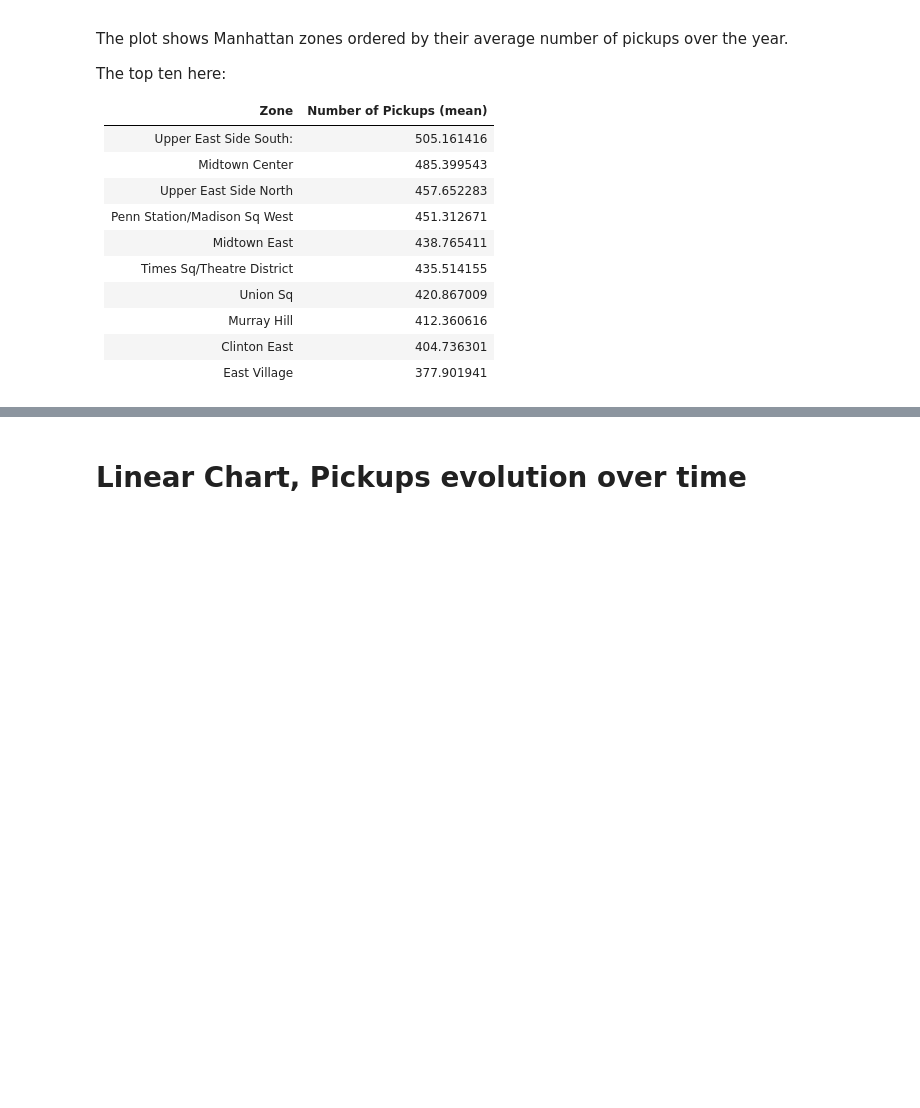
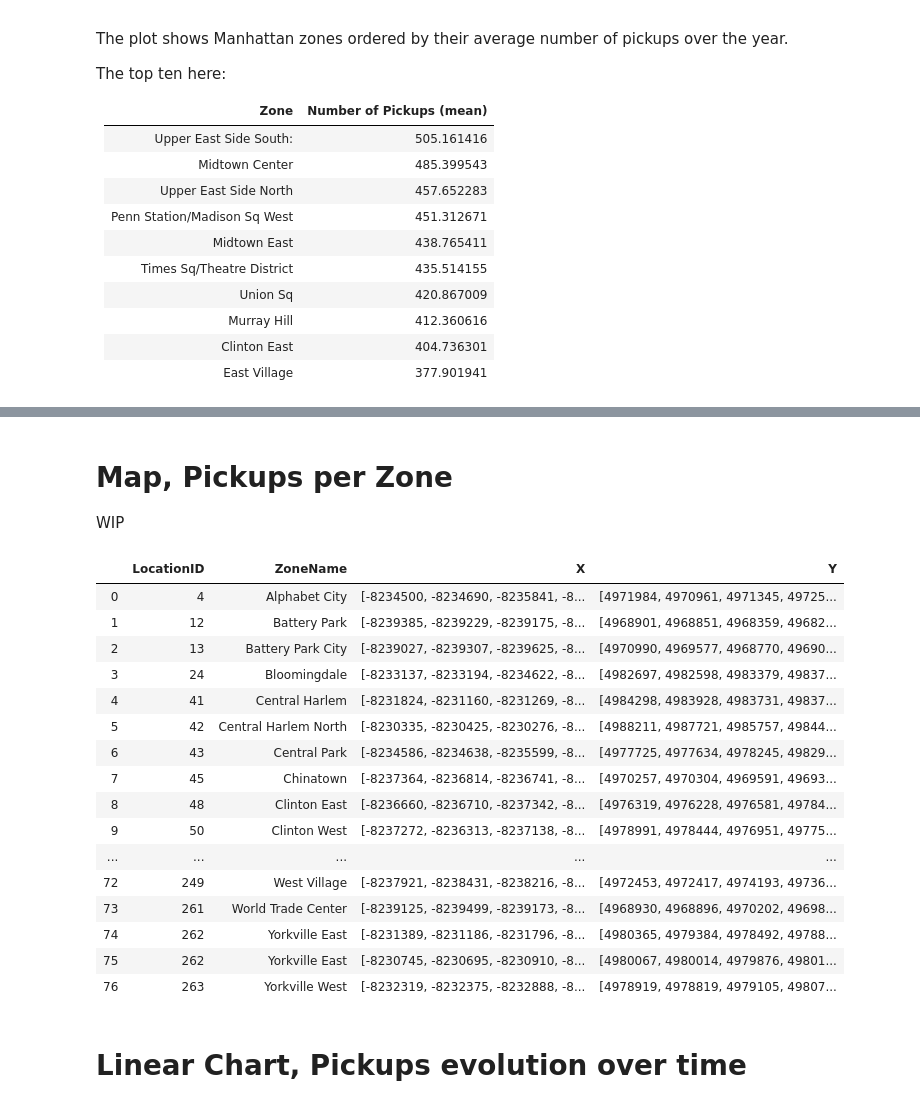
Before and after one commit to angelrps/MasterDataScience_FinalProject, a Jupyter notebook: notebooks/Data_Analysis_01.ipynb, the cells around one changed output, grey strips where cells are left out. Saved outputs shown, nothing was run; the diff lists cells and outputs as text; code cells hidden in the pictures; blank space fills up the shorter version.

```diff
--- a/notebooks/Data_Analysis_01.ipynb
+++ b/notebooks/Data_Analysis_01.ipynb
@@ -101,3 +105,74 @@ pickups_by_zone = alt.Chart(df_grouped).mark_bar().encode(
 pickups_by_zone
 # %% [output]
 [interactive output not drawn]
+# %% [markdown]
+# Map, Pickups per Zone
+WIP
+# %%
+import geopandas as gpd
+import altair as alt
+from shapely.geometry import Polygon, MultiPolygon
+
+
+shape_data = gpd.read_file('../data/taxi_zones/taxi_zones.shp')
+
+    # filter Manhattan zones
+shape_data = shape_data[shape_data['borough'] == 'Manhattan'].reset_index(drop=True)
+
+shape_data = shape_data.drop(['borough'], axis=1)
+
+#EPSG-Code of Web Mercador
+shape_data.to_crs(epsg=3785, inplace=True)
+
+# Simplify Shape of Zones (otherwise slow peformance of plot)
+shape_data["geometry"] = shape_data["geometry"].simplify(100)
+
+data = []
+for zonename, LocationID, shape in shape_data[["zone", "LocationID", "geometry"]].values:
+        #If shape is polygon, extract X and Y coordinates of boundary line:
+    if isinstance(shape, Polygon):
+        X, Y = shape.boundary.xy
+        X = [int(x) for x in X]
+        Y = [int(y) for y in Y]
+        data.append([LocationID, zonename, X, Y])
+
+        #If shape is Multipolygon, extract X and Y coordinates of each sub-Polygon:
+    if isinstance(shape, MultiPolygon):
+        for poly in shape:
+            X, Y = poly.boundary.xy
+            X = [int(x) for x in X]
+            Y = [int(y) for y in Y]
+            data.append([LocationID, zonename, X, Y])
+
+    #Create new DataFrame with X an Y coordinates separated:
+shape_data = pd.DataFrame(data, columns=["LocationID", "ZoneName", "X", "Y"])
+
+shape_data.drop_duplicates(subset=['LocationID'])
+
+
+# GET LOCATIONIDs WITH PICKUPS
+
+df2 = df[['LocationID', 'pickups']]
+df2 = df2.groupby('LocationID').mean().reset_index()
+
+# JOIN SHAPE DATA WITH PICKUPS
+#shape_data.join(df2, how='left')
+shape_data
+# %% [output]
+|  | LocationID | ZoneName | X | Y |
+| 0 | 4 | Alphabet City | [-8234500, -8234690, -8235841, -8... | [4971984, 4970961, 4971345, 49725... |
+| 1 | 12 | Battery Park | [-8239385, -8239229, -8239175, -8... | [4968901, 4968851, 4968359, 49682... |
+| 2 | 13 | Battery Park City | [-8239027, -8239307, -8239625, -8... | [4970990, 4969577, 4968770, 49690... |
+| 3 | 24 | Bloomingdale | [-8233137, -8233194, -8234622, -8... | [4982697, 4982598, 4983379, 49837... |
+| 4 | 41 | Central Harlem | [-8231824, -8231160, -8231269, -8... | [4984298, 4983928, 4983731, 49837... |
+| 5 | 42 | Central Harlem North | [-8230335, -8230425, -8230276, -8... | [4988211, 4987721, 4985757, 49844... |
+| 6 | 43 | Central Park | [-8234586, -8234638, -8235599, -8... | [4977725, 4977634, 4978245, 49829... |
+| 7 | 45 | Chinatown | [-8237364, -8236814, -8236741, -8... | [4970257, 4970304, 4969591, 49693... |
+| 8 | 48 | Clinton East | [-8236660, -8236710, -8237342, -8... | [4976319, 4976228, 4976581, 49784... |
+| 9 | 50 | Clinton West | [-8237272, -8236313, -8237138, -8... | [4978991, 4978444, 4976951, 49775... |
+| ... | ... | ... | ... | ... |
+| 72 | 249 | West Village | [-8237921, -8238431, -8238216, -8... | [4972453, 4972417, 4974193, 49736... |
+| 73 | 261 | World Trade Center | [-8239125, -8239499, -8239173, -8... | [4968930, 4968896, 4970202, 49698... |
+| 74 | 262 | Yorkville East | [-8231389, -8231186, -8231796, -8... | [4980365, 4979384, 4978492, 49788... |
+| 75 | 262 | Yorkville East | [-8230745, -8230695, -8230910, -8... | [4980067, 4980014, 4979876, 49801... |
+| 76 | 263 | Yorkville West | [-8232319, -8232375, -8232888, -8... | [4978919, 4978819, 4979105, 49807... |
```
Also changed, not shown: parts of 20 cells of this notebook.
